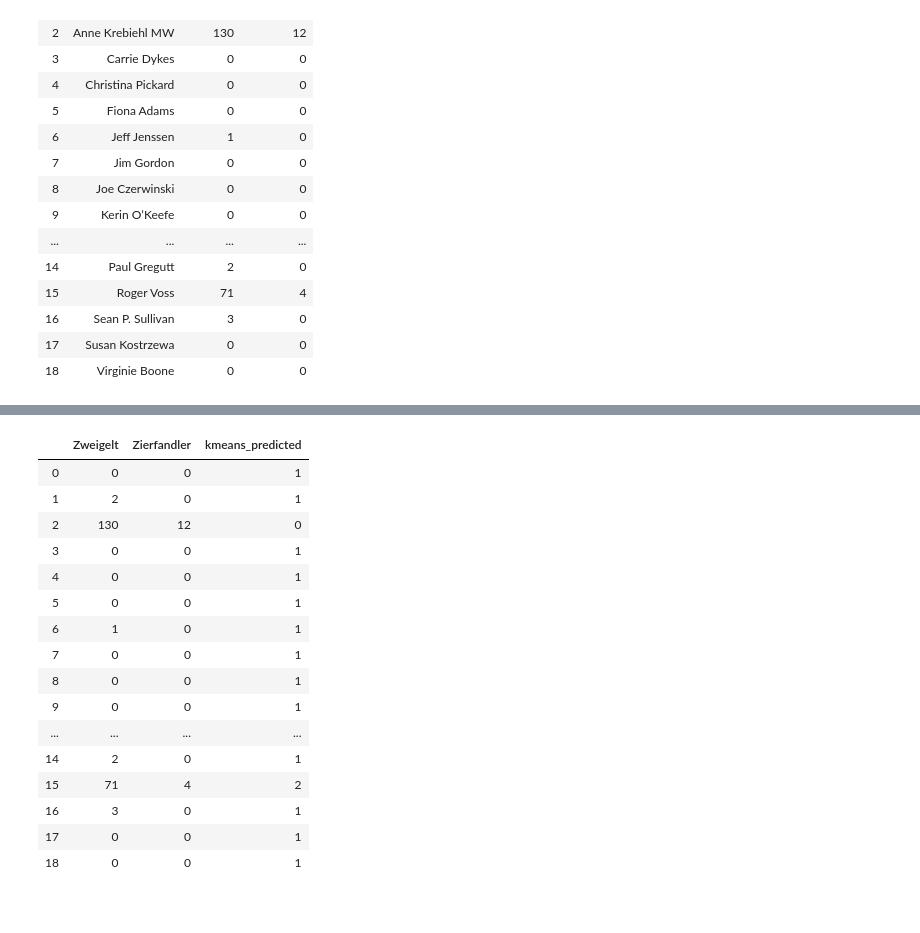
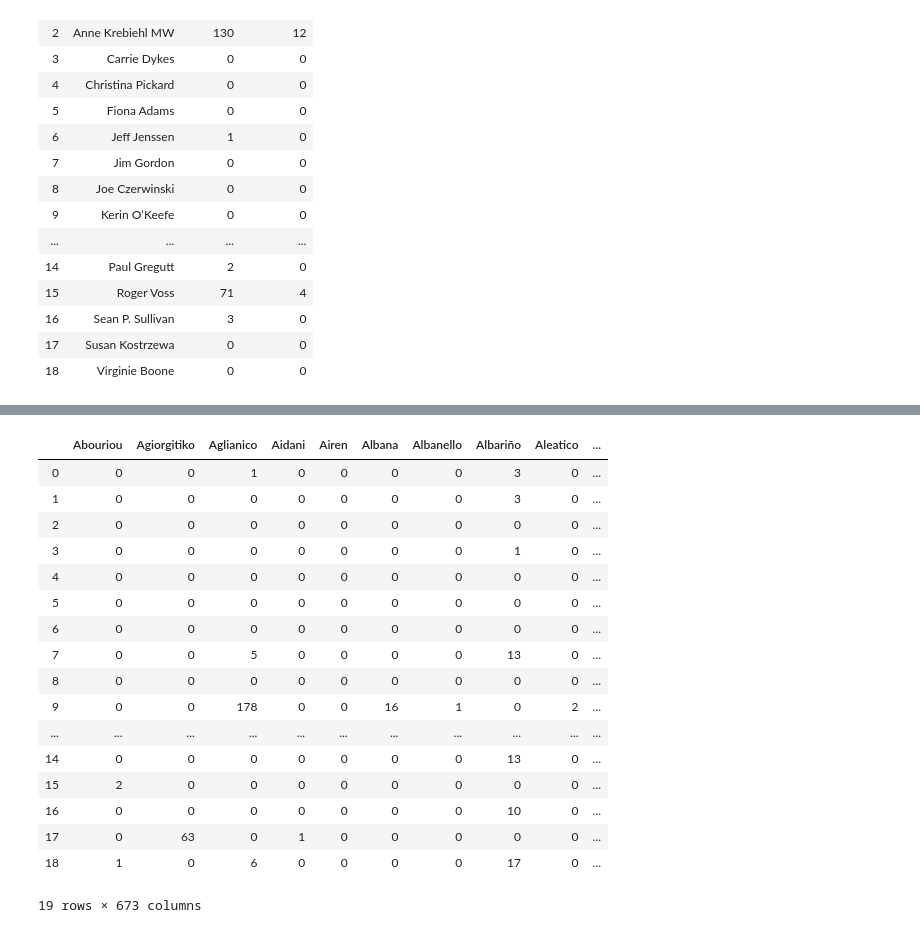
Before and after one commit to bthakr1/datascience_pipeline, a Jupyter notebook: Cosine_Similarity.ipynb, the cells around one changed output, grey strips where cells are left out. Cells and saved outputs as stored; diff of their text form; code cells hidden in the pictures.

```diff
--- a/Cosine_Similarity.ipynb
+++ b/Cosine_Similarity.ipynb
@@ -160,20 +201,27 @@ new_wine_1['kmeans_predicted'] = y_kmeans3
-# %%
-new_wine_1
-# %% [output]
-|  | Zweigelt | Zierfandler | kmeans_predicted |
-| 0 | 0 | 0 | 1 |
-| 1 | 2 | 0 | 1 |
-| 2 | 130 | 12 | 0 |
-| 3 | 0 | 0 | 1 |
-| 4 | 0 | 0 | 1 |
-| 5 | 0 | 0 | 1 |
-| 6 | 1 | 0 | 1 |
-| 7 | 0 | 0 | 1 |
-| 8 | 0 | 0 | 1 |
-| 9 | 0 | 0 | 1 |
-| ... | ... | ... | ... |
-| 14 | 2 | 0 | 1 |
-| 15 | 71 | 4 | 2 |
-| 16 | 3 | 0 | 1 |
-| 17 | 0 | 0 | 1 |
-| 18 | 0 | 0 | 1 |
+# %%
+# With 12 cluster only
+# We are trying to determine how similar the customers are and not wine
+
+kmeans5 = KMeans(n_clusters=5)
+y_kmeans5 = kmeans5.fit_predict(new_wine)
+new_wine['kmeans_predicted_5'] = y_kmeans5
+new_wine
+# %% [output]
+|  | Abouriou | Agiorgitiko | Aglianico | Aidani | Airen | Albana | Albanello | Albariño | Aleatico | ... |
+| 0 | 0 | 0 | 1 | 0 | 0 | 0 | 0 | 3 | 0 | ... |
+| 1 | 0 | 0 | 0 | 0 | 0 | 0 | 0 | 3 | 0 | ... |
+| 2 | 0 | 0 | 0 | 0 | 0 | 0 | 0 | 0 | 0 | ... |
+| 3 | 0 | 0 | 0 | 0 | 0 | 0 | 0 | 1 | 0 | ... |
+| 4 | 0 | 0 | 0 | 0 | 0 | 0 | 0 | 0 | 0 | ... |
+| 5 | 0 | 0 | 0 | 0 | 0 | 0 | 0 | 0 | 0 | ... |
+| 6 | 0 | 0 | 0 | 0 | 0 | 0 | 0 | 0 | 0 | ... |
+| 7 | 0 | 0 | 5 | 0 | 0 | 0 | 0 | 13 | 0 | ... |
+| 8 | 0 | 0 | 0 | 0 | 0 | 0 | 0 | 0 | 0 | ... |
+| 9 | 0 | 0 | 178 | 0 | 0 | 16 | 1 | 0 | 2 | ... |
+| ... | ... | ... | ... | ... | ... | ... | ... | ... | ... | ... |
+| 14 | 0 | 0 | 0 | 0 | 0 | 0 | 0 | 13 | 0 | ... |
+| 15 | 2 | 0 | 0 | 0 | 0 | 0 | 0 | 0 | 0 | ... |
+| 16 | 0 | 0 | 0 | 0 | 0 | 0 | 0 | 10 | 0 | ... |
+| 17 | 0 | 63 | 0 | 1 | 0 | 0 | 0 | 0 | 0 | ... |
+| 18 | 1 | 0 | 6 | 0 | 0 | 0 | 0 | 17 | 0 | ... |
+19 rows × 673 columns
```
Also changed, not shown: parts of 27 cells of this notebook, 1 other file.
